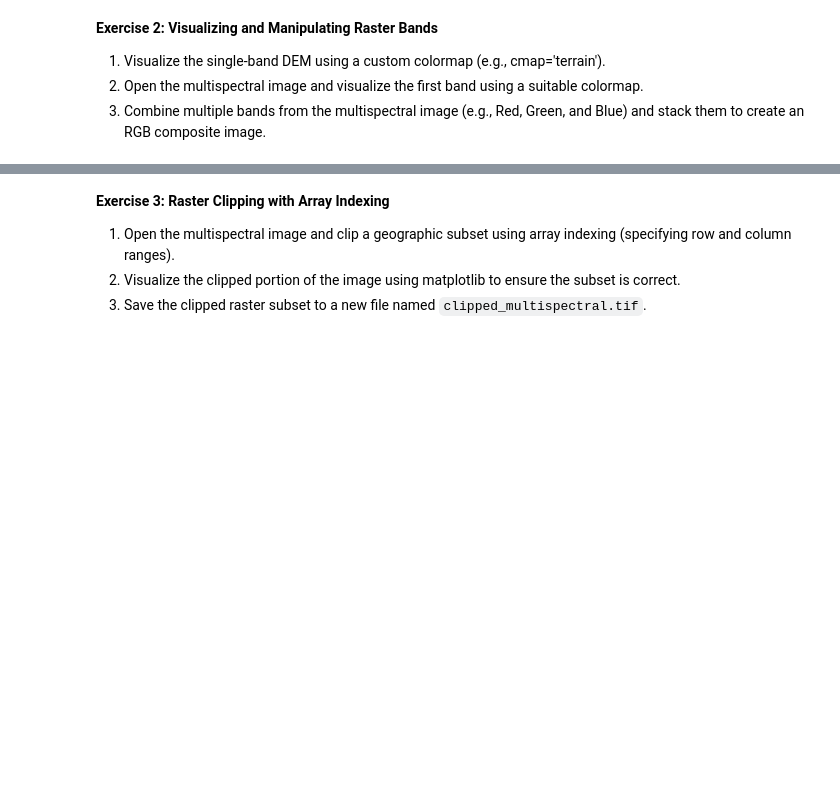
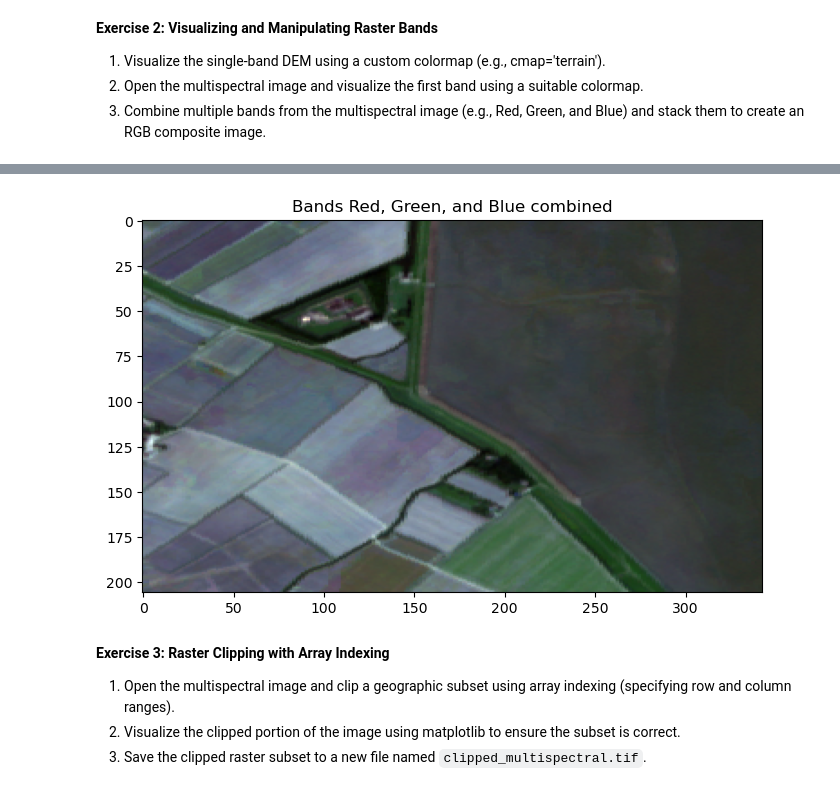
Before and after one commit to shwan3/geog-312, a Jupyter notebook: book/labs/lab_05.ipynb, the cells around one changed output, grey strips where cells are left out. Drawn from its saved outputs; the diff is of its cells as text; code cells hidden in the pictures; blank space fills up the shorter version.

```diff
--- a/book/labs/lab_05.ipynb
+++ b/book/labs/lab_05.ipynb
@@ -36,3 +128,24 @@ Make sure you have the following libraries installed:
+# %%
+blue_band = landsat.read(1)
+green_band = landsat.read(2)
+red_band = landsat.read(3)
+
+def min_max_normalize(band):
+    return (band - band.min()) / (band.max() - band.min())
+
+blue_band = min_max_normalize(landsat.read(1))
+green_band = min_max_normalize(landsat.read(2))
+red_band = min_max_normalize(landsat.read(3))
+
+rgb = np.dstack((red_band, green_band, blue_band)).clip(0, 1)
+
+
+plt.figure(figsize=(8, 8))
+plt.imshow(rgb, vmin=0, vmax=1)
+plt.title("Bands Red, Green, and Blue combined")
+plt.show()
+# %% [output]
+[figure, added]
 # %% [markdown]
 **Exercise 3: Raster Clipping with Array Indexing**
 
```
Also changed, not shown: parts of 20 cells of this notebook, 1 other file.
